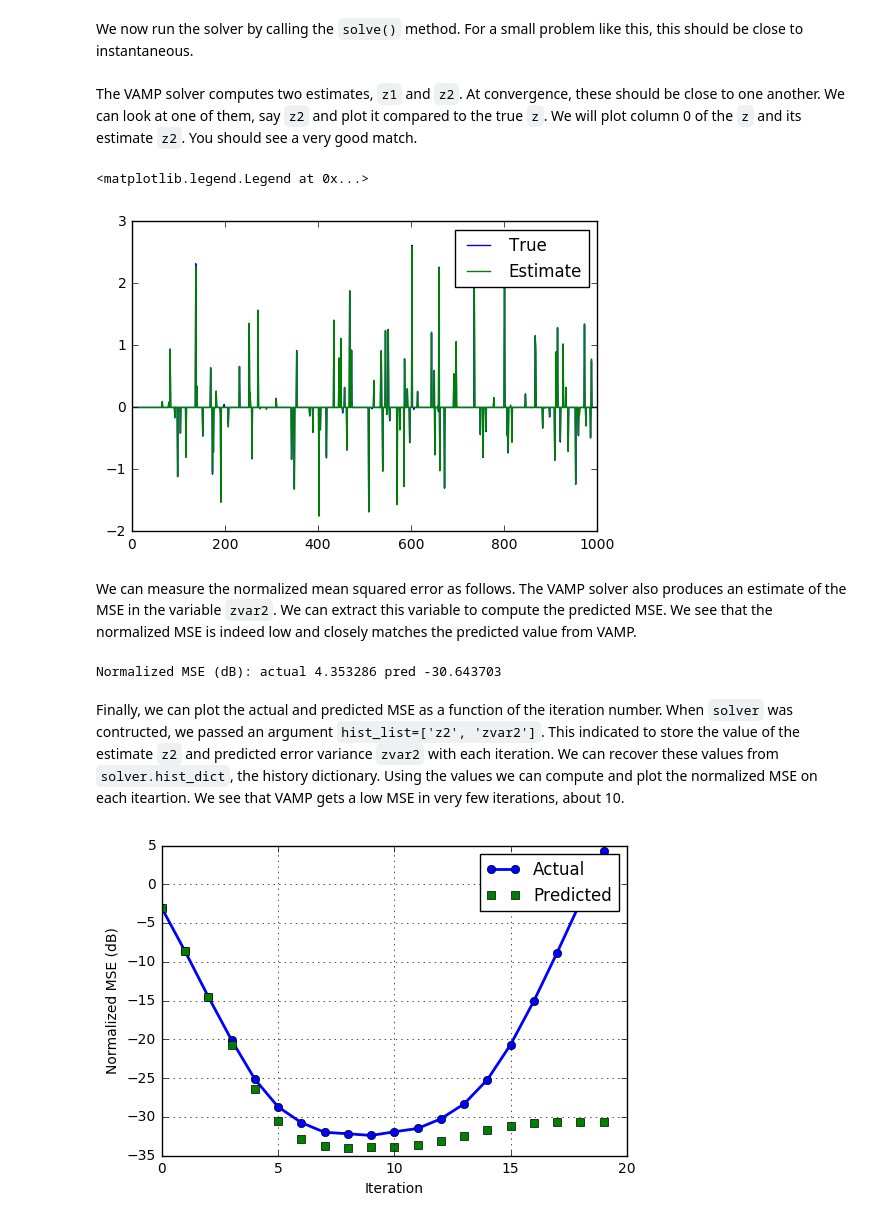
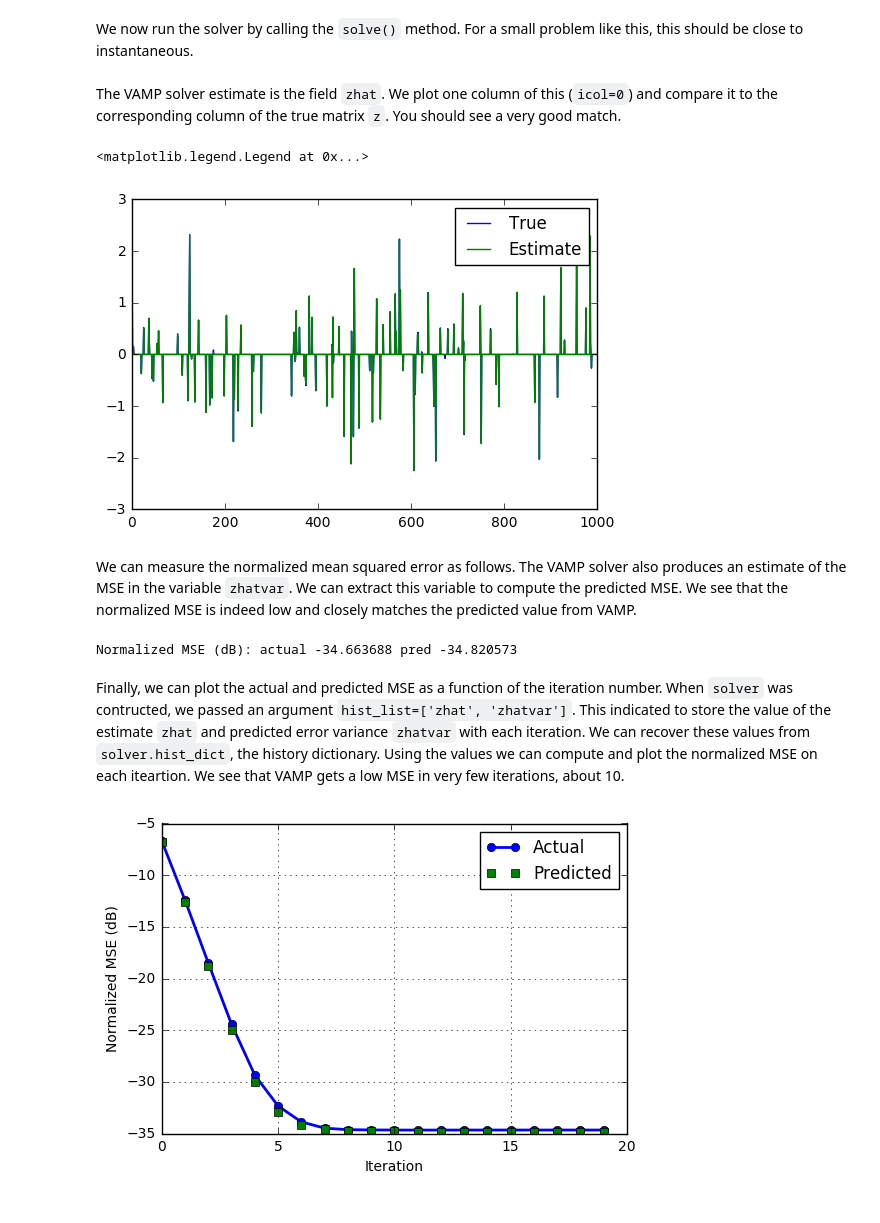
Before and after one commit to GAMPTeam/vampyre, a Jupyter notebook: demos/sparse/sparse_lin_inverse.ipynb, the cells around one changed output. Cells and saved outputs as stored; diff of their text form; code cells hidden in the pictures.

Commit message:
Changed z2 to zhat in demos/sparse/sparse_lin_inverse.ipynb

```diff
--- a/demos/sparse/sparse_lin_inverse.ipynb
+++ b/demos/sparse/sparse_lin_inverse.ipynb
@@ -115,42 +119,43 @@ msg_hdl = vp.estim.MsgHdlSimp(map_est=False, shape=zshape)
 Having described the input and output estimators and the variance handler, we can now construct a VAMP solver.   The construtor takes the input and output estimators, the variance handler and other parameters. The paramter `nit` is the number of iterations.  This is fixed for now.  Later, we will add auto-termination.  The other parameter, `hist_list` is optional, and will be described momentarily.
 # %%
 nit = 20  # number of iterations
-solver = vp.solver.Vamp(est_in,est_out,msg_hdl, hist_list=['z2', 'zvar2'],nit=nit)
+solver = vp.solver.Vamp(est_in,est_out,msg_hdl,\
+                        hist_list=['zhat', 'zhatvar'],nit=nit)
 # %% [markdown]
 We now run the solver by calling the `solve()` method.  For a small problem like this, this should be close to instantaneous.
 # %%
 solver.solve()
-# %% [markdown]
-The VAMP solver computes two estimates, `z1` and `z2`.  At convergence, these should be close to one another.  We can look at one of them, say `z2` and plot it compared to the true `z`.  We will plot column 0 of the `z` and its estimate `z2`.  You should see a very good match.
+# %% [markdown]
+The VAMP solver estimate is the field `zhat`.  We plot one column of this (`icol=0`) and compare it to the corresponding column of the true matrix `z`.  You should see a very good match.
 # %%
-z2 = solver.z2
+zhat = solver.zhat
 icol = 0   # column to display
 zi = z[:,icol]
-z2i = z2[:,icol]
+zhati = zhat[:,icol]
 ind = np.array(range(nz))
 plt.plot(ind,zi)
-plt.plot(ind,z2i)
+plt.plot(ind,zhati)
 plt.legend(['True', 'Estimate'])
 # %% [output]
 <matplotlib.legend.Legend at 0x...>
-[figure, old version]
+[figure, new version]
 # %% [markdown]
-We can measure the normalized mean squared error as follows.  The VAMP solver also produces an estimate of the MSE in the variable `zvar2`.  We can extract this variable to compute the predicted MSE.  We see that the normalized MSE is indeed low and closely matches the predicted value from VAMP.
+We can measure the normalized mean squared error as follows.  The VAMP solver also produces an estimate of the MSE in the variable `zhatvar`.  We can extract this variable to compute the predicted MSE.  We see that the normalized MSE is indeed low and closely matches the predicted value from VAMP.
 # %%
-zerr = np.mean(np.abs(z2-z)**2)
-zvar2 = solver.zvar2
+zerr = np.mean(np.abs(zhat-z)**2)
+zhatvar = solver.zhatvar
 zpow = np.mean(np.abs(z)**2)
 mse_act = 10*np.log10(zerr/zpow)
-mse_pred = 10*np.log10(zvar2/zpow)
+mse_pred = 10*np.log10(zhatvar/zpow)
 print("Normalized MSE (dB): actual {0:f} pred {1:f}".format(mse_act, mse_pred))
 # %% [output]
-Normalized MSE (dB): actual 4.353286 pred -30.643703
+Normalized MSE (dB): actual -34.663688 pred -34.820573
 # %% [markdown]
-Finally, we can plot the actual and predicted MSE as a function of the iteration number.  When `solver` was contructed, we passed an argument `hist_list=['z2', 'zvar2']`.  This indicated to store the value of the estimate `z2` and predicted error variance `zvar2` with each iteration.  We can recover these values from `solver.hist_dict`, the history dictionary.  Using the values we can compute and plot the normalized MSE on each iteartion.  We see that VAMP gets a low MSE in very few iterations, about 10.
+Finally, we can plot the actual and predicted MSE as a function of the iteration number.  When `solver` was contructed, we passed an argument `hist_list=['zhat', 'zhatvar']`.  This indicated to store the value of the estimate `zhat` and predicted error variance `zhatvar` with each iteration.  We can recover these values from `solver.hist_dict`, the history dictionary.  Using the values we can compute and plot the normalized MSE on each iteartion.  We see that VAMP gets a low MSE in very few iterations, about 10.
 # %%
 # Compute the MSE as a function of the iteration
-z2_hist = solver.hist_dict['z2']
-zvar2_hist = solver.hist_dict['zvar2']
+z2_hist = solver.hist_dict['zhat']
+zvar2_hist = solver.hist_dict['zhatvar']
 nit = len(z2_hist)
 mse_act = np.zeros(nit)
 mse_pred = np.zeros(nit)
@@ -167,4 +172,4 @@ plt.ylabel('Normalized MSE (dB)')
 plt.legend(['Actual', 'Predicted'])
 plt.grid()
 # %% [output]
-[figure, old version]
+[figure, new version]
```
Also changed, not shown: parts of 2 cells of this notebook.
